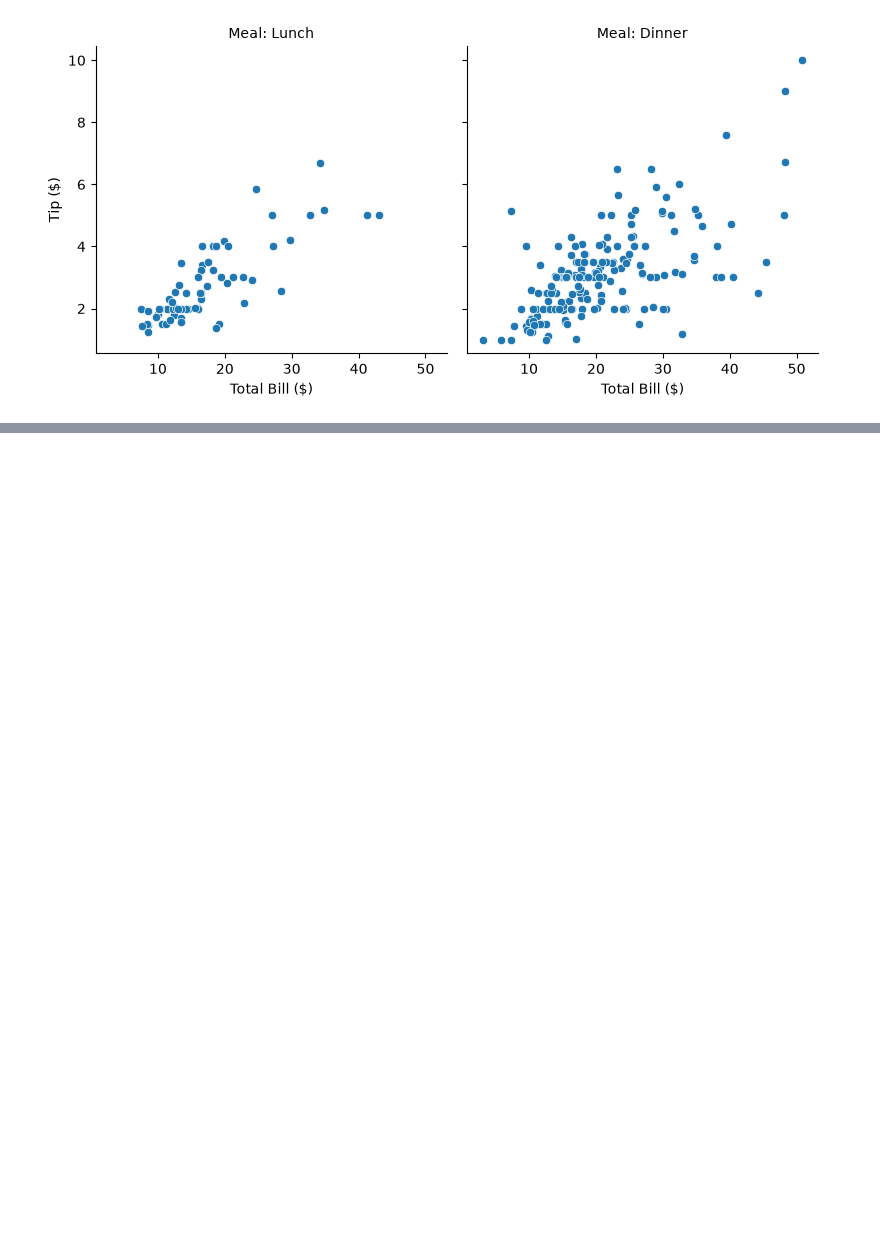
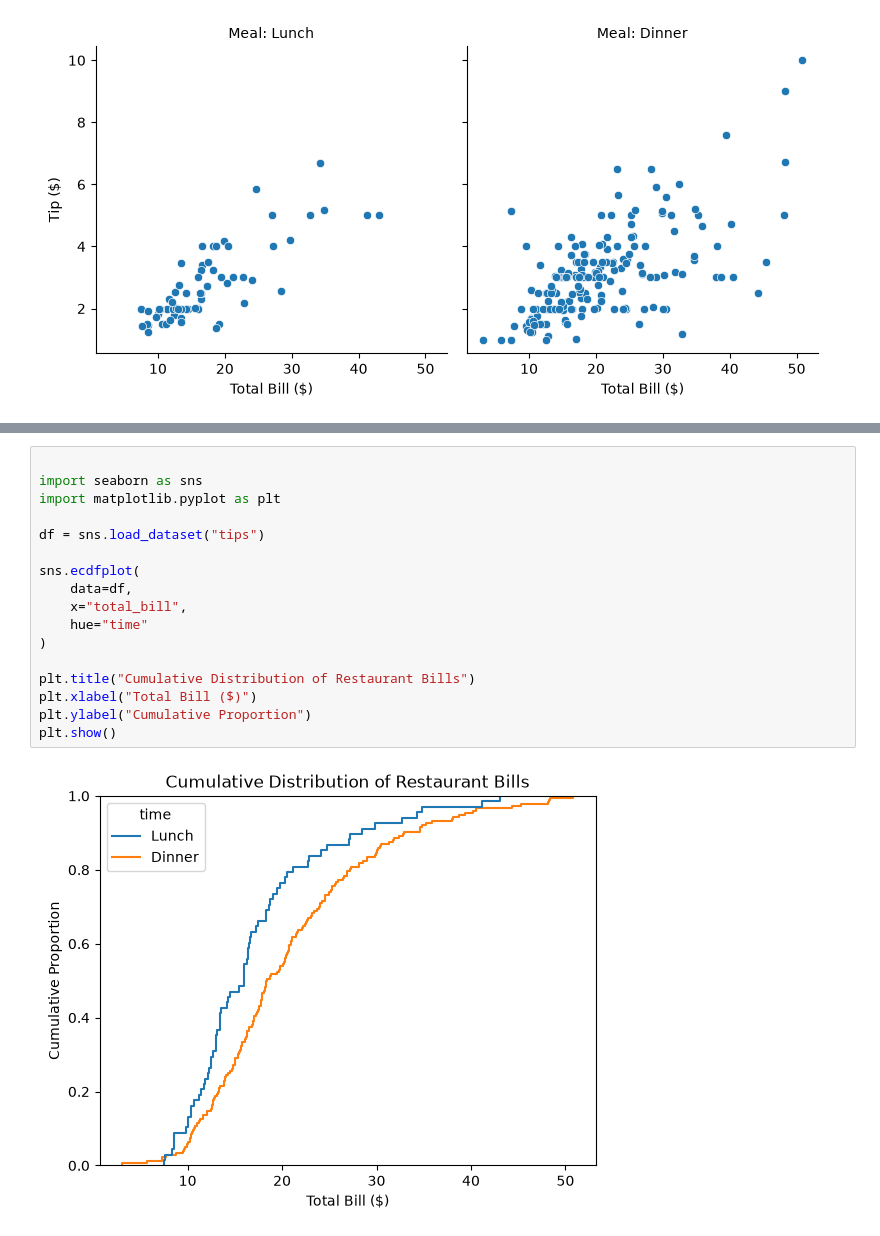
Before and after one commit to Aryanbhayji/Seaborn-library, a Jupyter notebook: main.ipynb, the cells around one changed output, grey strips where cells are left out. Drawn from its saved outputs; the diff is of its cells as text; blank space fills up the shorter version.

```diff
--- a/main.ipynb
+++ b/main.ipynb
@@ -361,0 +394,19 @@ plt.show()
+# %%
+
+import seaborn as sns
+import matplotlib.pyplot as plt
+
+df = sns.load_dataset("tips")
+
+sns.ecdfplot(
+    data=df,
+    x="total_bill",
+    hue="time"
+)
+
+plt.title("Cumulative Distribution of Restaurant Bills")
+plt.xlabel("Total Bill ($)")
+plt.ylabel("Cumulative Proportion")
+plt.show()
+# %% [output]
+[figure, added]
```
Also changed, not shown: parts of 3 cells of this notebook.
